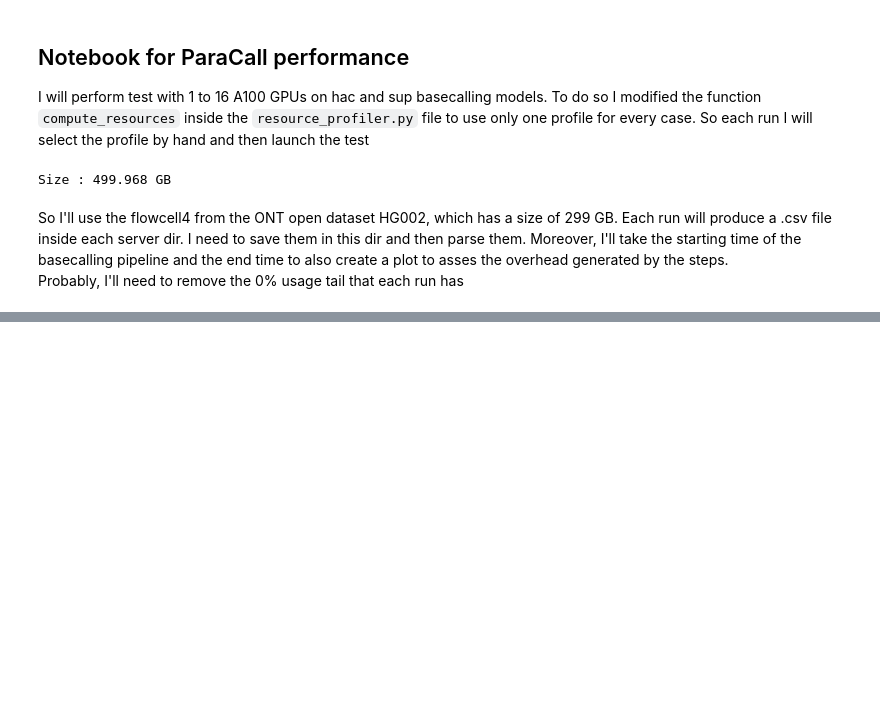
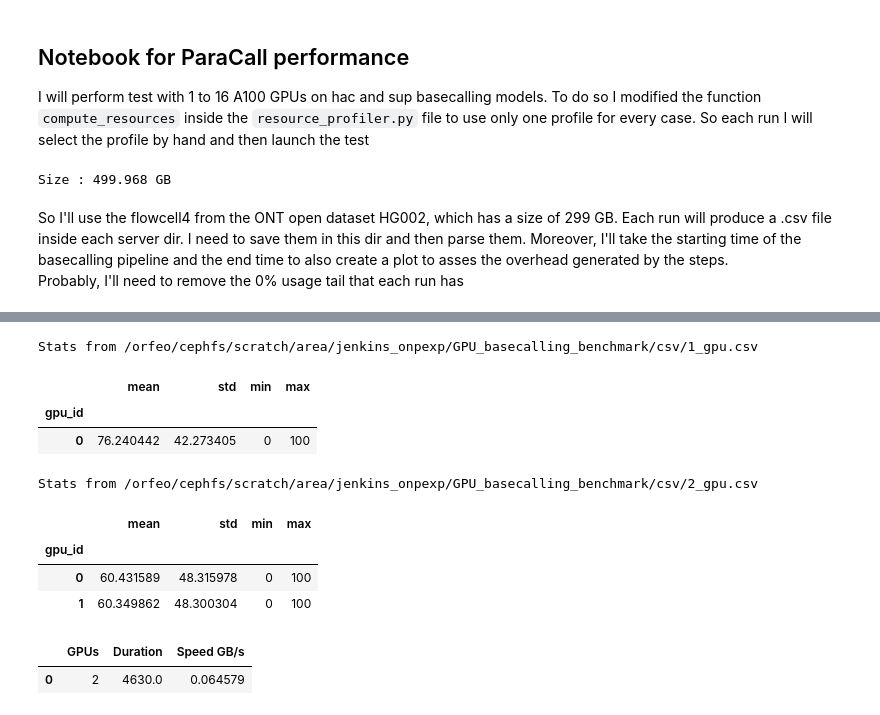
Before and after one commit to RodTol/Nastro, a Jupyter notebook: GPU_log/gpu_benchmarks.ipynb, the cells around one changed output, grey strips where cells are left out. Drawn from its saved outputs; the diff is of its cells as text; code cells hidden in the pictures; blank space fills up the shorter version.

```diff
--- a/GPU_log/gpu_benchmarks.ipynb
+++ b/GPU_log/gpu_benchmarks.ipynb
@@ -19,0 +87,16 @@ Probably, I'll need to remove the 0% usage tail that each run has
+# %%
+
+compute_stats(f"{path_to_csv}/1_gpu.csv")
+compute_stats(f"{path_to_csv}/2_gpu.csv")
+# %% [output]
+Stats from /orfeo/cephfs/scratch/area/jenkins_onpexp/GPU_basecalling_benchmark/csv/1_gpu.csv
+|  | mean | std | min | max |
+| gpu_id |  |  |  |  |
+| 0 | 76.240442 | 42.273405 | 0 | 100 |
+Stats from /orfeo/cephfs/scratch/area/jenkins_onpexp/GPU_basecalling_benchmark/csv/2_gpu.csv
+|  | mean | std | min | max |
+| gpu_id |  |  |  |  |
+| 0 | 60.431589 | 48.315978 | 0 | 100 |
+| 1 | 60.349862 | 48.300304 | 0 | 100 |
+|  | GPUs | Duration | Speed GB/s |
+| 0 | 2 | 4630.0 | 0.064579 |
```
Also changed, not shown: parts of 4 cells of this notebook, 2 other files.
